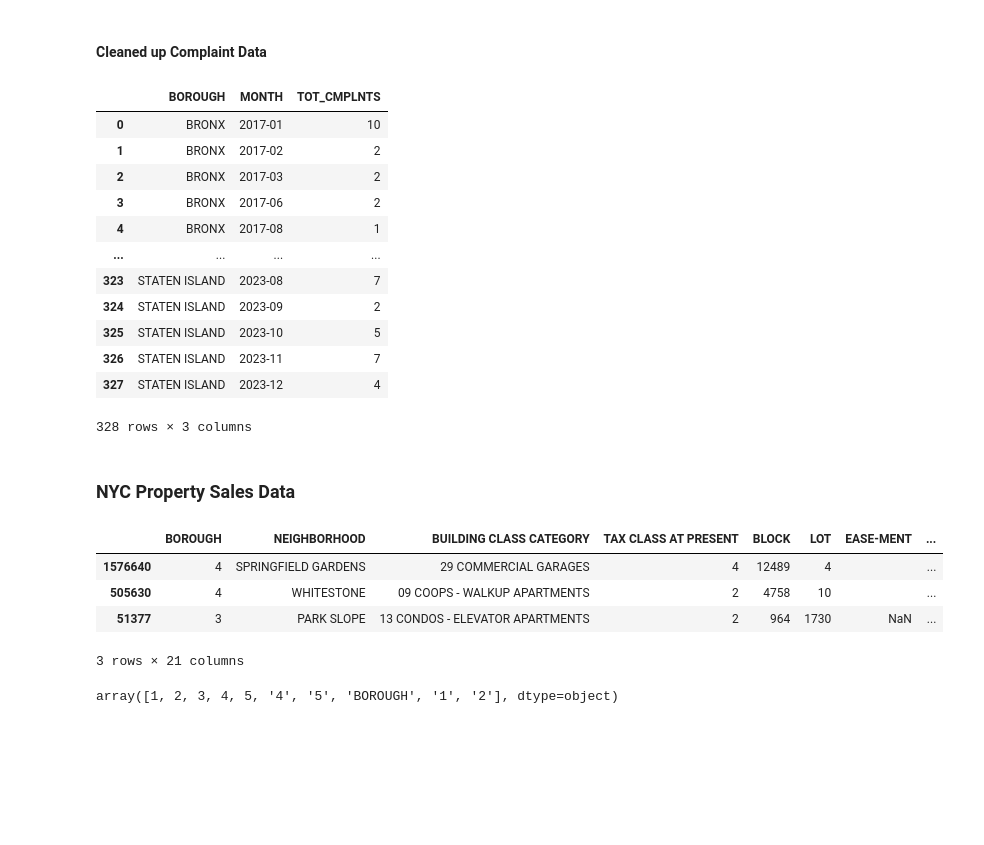
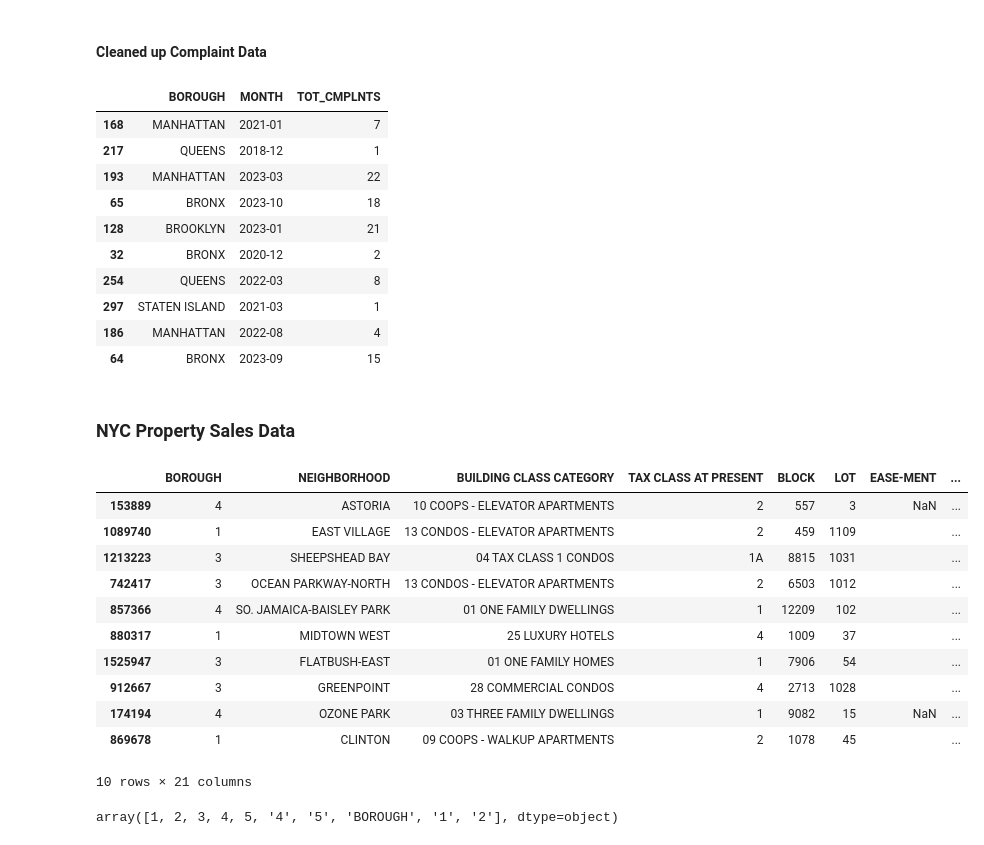
Before and after one commit to lugisz/lugisz.github.io, a Jupyter notebook: Project03.ipynb, the cells around one changed output. Saved outputs shown, nothing was run; the diff lists cells and outputs as text; code cells hidden in the pictures; blank space fills up the shorter version.

```diff
--- a/Project03.ipynb
+++ b/Project03.ipynb
@@ -103,20 +102,18 @@ complaint["MONTH"] = complaint["CMPLNT_DATE"].dt.to_period("M")
 complaint_agg = (
     complaint.groupby(["BOROUGH", "MONTH"]).size().reset_index(name="TOT_CMPLNTS")
 )
-complaint_agg
+complaint_agg.sample(10)
 # %% [output]
 |  | BOROUGH | MONTH | TOT_CMPLNTS |
-| 0 | BRONX | 2017-01 | 10 |
-| 1 | BRONX | 2017-02 | 2 |
-| 2 | BRONX | 2017-03 | 2 |
-| 3 | BRONX | 2017-06 | 2 |
-| 4 | BRONX | 2017-08 | 1 |
-| ... | ... | ... | ... |
-| 323 | STATEN ISLAND | 2023-08 | 7 |
-| 324 | STATEN ISLAND | 2023-09 | 2 |
-| 325 | STATEN ISLAND | 2023-10 | 5 |
-| 326 | STATEN ISLAND | 2023-11 | 7 |
-| 327 | STATEN ISLAND | 2023-12 | 4 |
+| 168 | MANHATTAN | 2021-01 | 7 |
+| 217 | QUEENS | 2018-12 | 1 |
+| 193 | MANHATTAN | 2023-03 | 22 |
+| 65 | BRONX | 2023-10 | 18 |
+| 128 | BROOKLYN | 2023-01 | 21 |
+| 32 | BRONX | 2020-12 | 2 |
+| 254 | QUEENS | 2022-03 | 8 |
+| 297 | STATEN ISLAND | 2021-03 | 1 |
+| 186 | MANHATTAN | 2022-08 | 4 |
+| 64 | BRONX | 2023-09 | 15 |
-328 rows × 3 columns
 # %% [markdown]
 ### NYC Property Sales Data
@@ -123,28 +127,31 @@ complaint_agg
 # %%
 # Import kagglehub library
 # The data is too big to load, therefore using kagglehub library is the most effective way
 import kagglehub
 import os
-import warnings
-
-# Tells Python to ignore all warning messages in the output
-warnings.filterwarnings("ignore")
 
 # Download latest version
 path = kagglehub.dataset_download("datasciencedonut/current-nyc-property-sales")
 
 files = os.listdir(path)
 
 csv_file = [f for f in files if f.endswith(".csv")][0]
 full_file_path = os.path.join(path, csv_file)
 nyc_prop_sales = pd.read_csv(full_file_path)
-nyc_prop_sales.sample(3)
+nyc_prop_sales.sample(10)
 # %% [output]
 |  | BOROUGH | NEIGHBORHOOD | BUILDING CLASS CATEGORY | TAX CLASS AT PRESENT | BLOCK | LOT | EASE-MENT | ... |
-| 1576640 | 4 | SPRINGFIELD GARDENS | 29 COMMERCIAL GARAGES | 4 | 12489 | 4 |  | ... |
-| 505630 | 4 | WHITESTONE | 09 COOPS - WALKUP APARTMENTS | 2 | 4758 | 10 |  | ... |
-| 51377 | 3 | PARK SLOPE | 13 CONDOS - ELEVATOR APARTMENTS | 2 | 964 | 1730 | NaN | ... |
+| 153889 | 4 | ASTORIA | 10 COOPS - ELEVATOR APARTMENTS | 2 | 557 | 3 | NaN | ... |
+| 1089740 | 1 | EAST VILLAGE | 13 CONDOS - ELEVATOR APARTMENTS | 2 | 459 | 1109 |  | ... |
+| 1213223 | 3 | SHEEPSHEAD BAY | 04 TAX CLASS 1 CONDOS | 1A | 8815 | 1031 |  | ... |
+| 742417 | 3 | OCEAN PARKWAY-NORTH | 13 CONDOS - ELEVATOR APARTMENTS | 2 | 6503 | 1012 |  | ... |
+| 857366 | 4 | SO. JAMAICA-BAISLEY PARK | 01 ONE FAMILY DWELLINGS | 1 | 12209 | 102 |  | ... |
+| 880317 | 1 | MIDTOWN WEST | 25 LUXURY HOTELS | 4 | 1009 | 37 |  | ... |
+| 1525947 | 3 | FLATBUSH-EAST | 01 ONE FAMILY HOMES | 1 | 7906 | 54 |  | ... |
+| 912667 | 3 | GREENPOINT | 28 COMMERCIAL CONDOS | 4 | 2713 | 1028 |  | ... |
+| 174194 | 4 | OZONE PARK | 03 THREE FAMILY DWELLINGS | 1 | 9082 | 15 | NaN | ... |
+| 869678 | 1 | CLINTON | 09 COOPS - WALKUP APARTMENTS | 2 | 1078 | 45 |  | ... |
-3 rows × 21 columns
+10 rows × 21 columns
 # %%
 nyc_prop_sales["BOROUGH"].unique()
 # %% [output]
```
Also changed, not shown: parts of 9 cells of this notebook.
